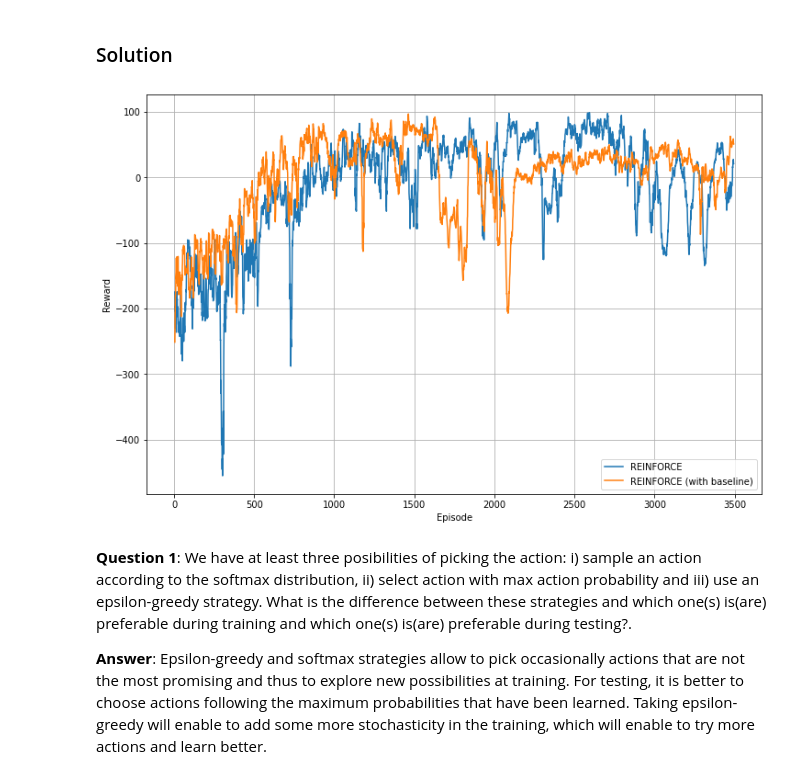
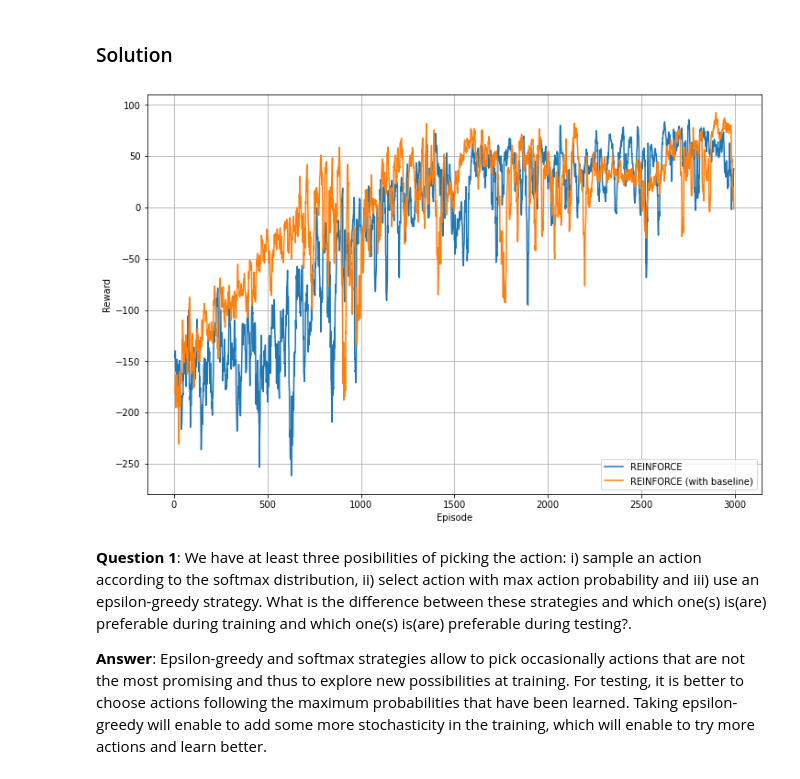
Before and after one commit to ideriedm/CS456---moonlander, a Jupyter notebook: miniproject1.ipynb, the cells around one changed output. Saved outputs shown, nothing was run; the diff lists cells and outputs as text; code cells hidden in the pictures.

```diff
--- a/miniproject1.ipynb
+++ b/miniproject1.ipynb
@@ -225,9 +228,9 @@ This is the method we will call to setup an experiment. Reinforcement learning u
 
 You don't need to add anything here; you will be working directly on the RL agent.
 # %%
-num_episodes = 3500
+num_episodes = 3000
 
-def run_experiment(experiment_name, env, num_episodes, policy_learning_rate=0.001, value_learning_rate=0.001,
+def run_experiment(experiment_name, env, num_episodes, results, policy_learning_rate=0.001, value_learning_rate=0.001,
                    baseline=None, entropy_cost=0, max_ent_cost=0, num_layers=3):
 
     #Initiate the learning agent
@@ -448,15 +449,26 @@ WARNING: Running any experiments with the same names (first argument in run_expe
 # %% [markdown]
 ### Solution
 # %%
-#Supply a filename here to load results from disk
+# Supply a filename here to load results from disk
 results = Results()
-policy_learning_rate = 0.003
+# After trying few plr, we choose plr = 0.002
+policy_learning_rate = 0.002
 
-_, _ = run_experiment("REINFORCE", discrete_env, num_episodes, policy_learning_rate)
-episodes, _ = run_experiment("REINFORCE (with baseline)", discrete_env, num_episodes, policy_learning_rate,
+# Set seed to be able to compare with/without baseline
+np.random.seed(seed)
+tf.random.set_seed(seed)
+discrete_env.seed(seed)
+_, _ = run_experiment("REINFORCE", discrete_env, num_episodes, results, policy_learning_rate)
+
+# Set seed to be able to compare with/without baseline
+np.random.seed(seed)
+tf.random.set_seed(seed)
+discrete_env.seed(seed)
+episodes, _ = run_experiment("REINFORCE (with baseline)", discrete_env, num_episodes, results, policy_learning_rate,
                              baseline='simple')
+results.save(filename = "REINFORCE_final")
 # %% [output]
-[figure, old version]
+[figure, new version]
 # %%
 discrete_env.close()
 # %%
```
Also changed, not shown: parts of 11 cells of this notebook.
